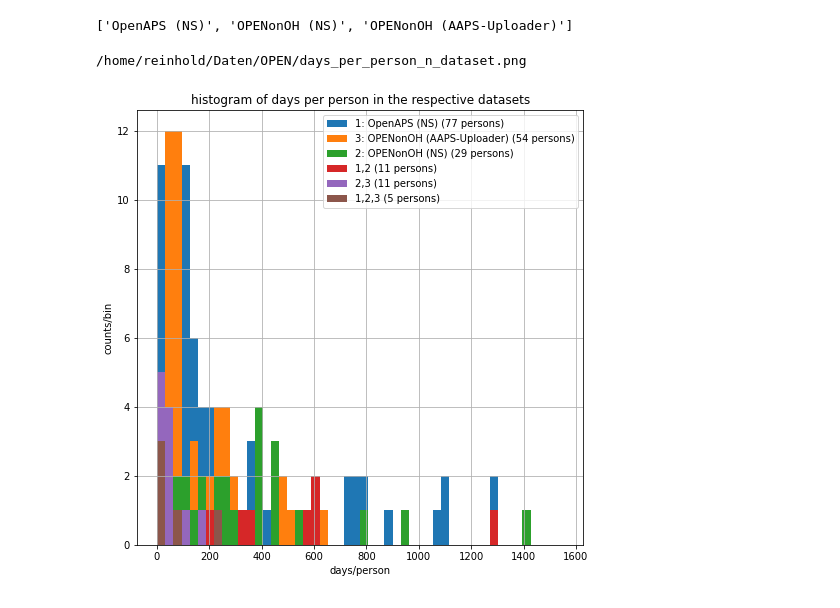
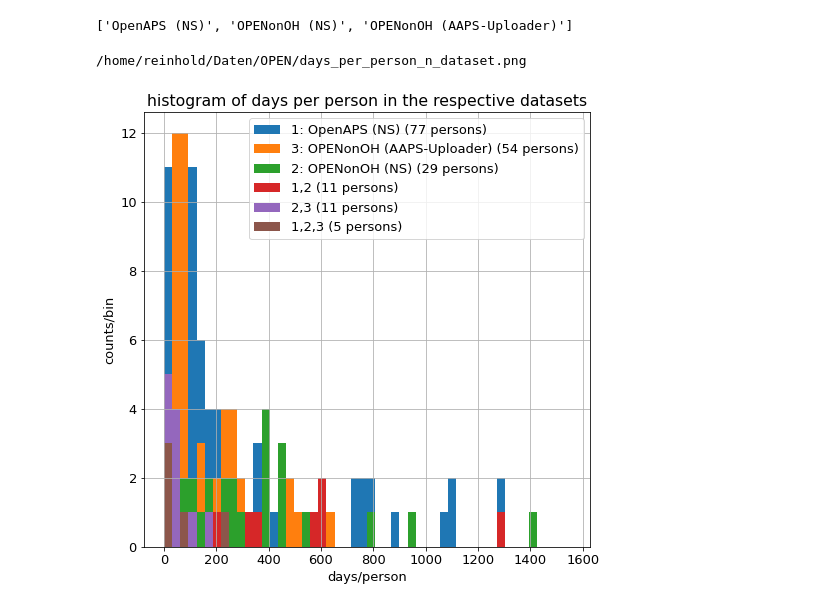
Before and after one commit to berndreinhold/datadriven_dedup, a Jupyter notebook: days_per_person_n_dataset.ipynb, the cells around one changed output. Saved outputs shown, nothing was run; the diff lists cells and outputs as text; code cells hidden in the pictures.

Commit message:
feat(days_per_person_n_dataset.ipynb,png): increased font.size for better readability.

```diff
--- a/days_per_person_n_dataset.ipynb
+++ b/days_per_person_n_dataset.ipynb
@@ -36,32 +36,33 @@ person_count_min = df2["date"].min()
 person_count_max = df2["date"].max()
 # %%
 plt.rcParams.update({"figure.facecolor" : (1.0, 1.0, 1.0, 1.0), "savefig.facecolor": (1.0, 1.0, 1.0, 1.0)})
+plt.rcParams["font.size"] = 13
 plt.figure(figsize=(8,8))
 plt.tight_layout()
 plt.grid()
 bins = range(person_count_min, person_count_max, int((person_count_max-person_count_min)*0.02))  # 50 bins
 person_counts = {}
 for ds in df["belongs_to_datasets"].unique():
     #print(ds)
     person_count_values = df2[df2["belongs_to_datasets"]==ds]["date"].values
     if len(person_count_values) > 0:
         person_counts[ds] = (len(person_count_values), person_count_values, ds)
 
 for pc in sorted(person_counts, key=lambda x: person_counts[x][0], reverse=True):
     #print(pc, person_counts[pc])
     if person_counts[pc][2] in dataset_labels:
         label_ = f"{person_counts[pc][2]}: {dataset_labels[person_counts[pc][2]]}"
     else:
         label_ = person_counts[pc][2]
     plt.hist(person_counts[pc][1], bins=bins, histtype="bar", label=f"{label_} ({len(person_counts[pc][1])} persons)")
 plt.title(output[2])
 plt.xlabel("days/person")
 plt.ylabel("counts/bin")
 
 plt.legend()
 #plt.show()
 plt.savefig(os.path.join(root_data_dir_name, output[0], output[1]))
 print(os.path.join(root_data_dir_name, output[0], output[1]))
 # %% [output]
 /home/reinhold/Daten/OPEN/days_per_person_n_dataset.png
-[figure, old version]
+[figure, new version]
```
Also changed, not shown: 1 other file.
